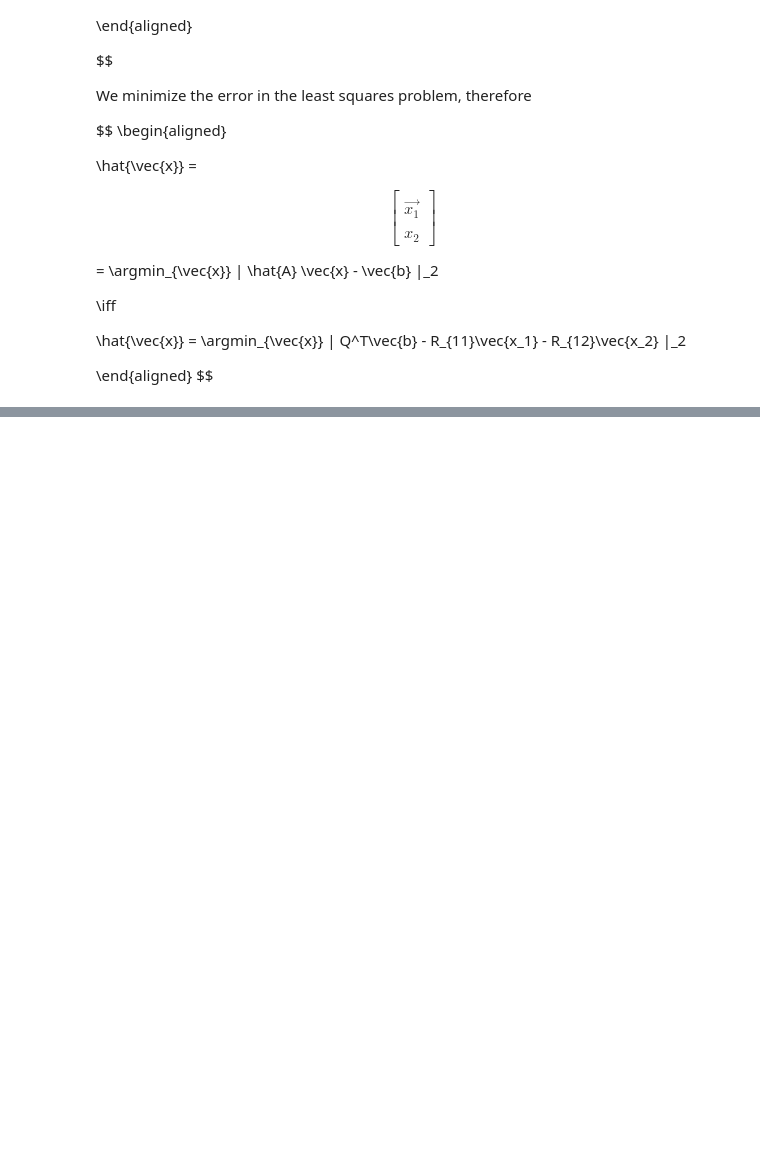
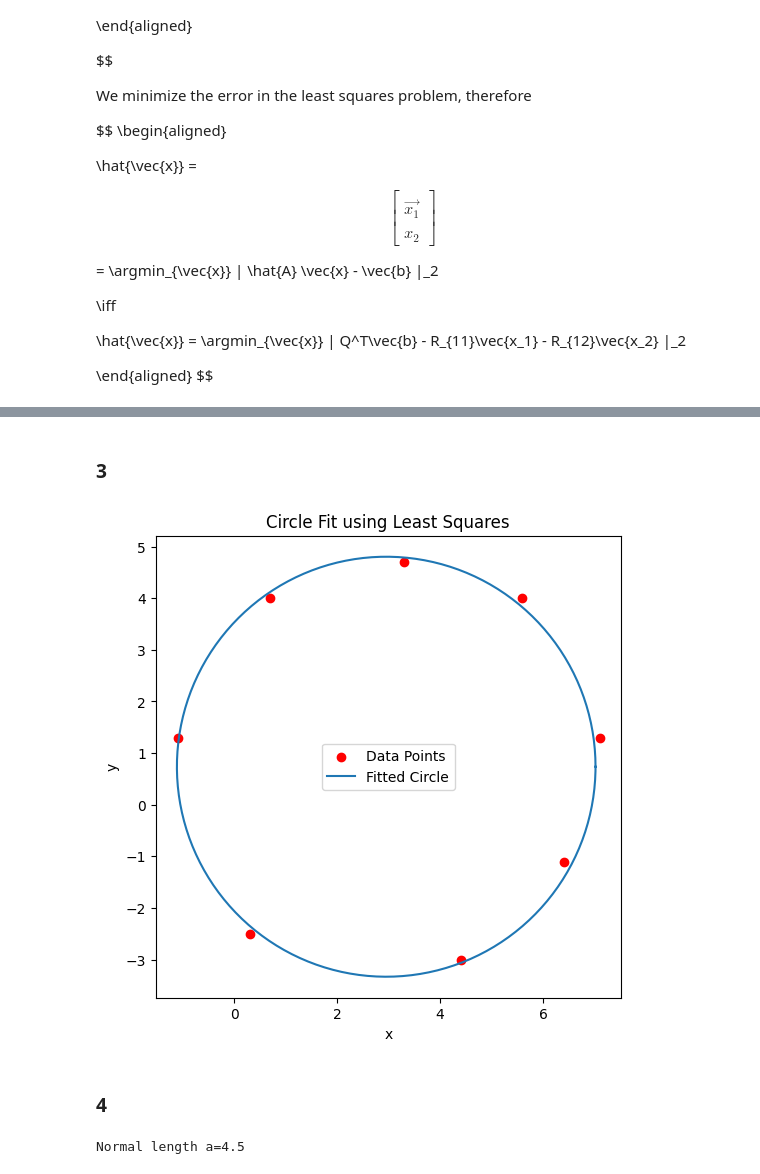
Before and after one commit to ajumpa/NumericalAlgorithms, a Jupyter notebook: QRFact/QRFact.ipynb, the cells around one changed output, grey strips where cells are left out. Saved outputs shown, nothing was run; the diff lists cells and outputs as text; code cells hidden in the pictures; blank space fills up the shorter version.

```diff
--- a/QRFact/QRFact.ipynb
+++ b/QRFact/QRFact.ipynb
@@ -247,0 +404,43 @@ plt.colorbar(axis[4].imshow(R5, cmap='jet'), ax=axis[4])
+# %% [markdown]
+### 3
+# %%
+x = np.array([0.7, 3.3, 5.6, 7.1, 6.4, 4.4, 0.3, -1.1], dtype=float)
+y = np.array([4.0, 4.7, 4.0, 1.3, -1.1, -3.0, -2.5, 1.3], dtype=float)
+
+A = np.column_stack((2*x, 2*y, np.ones_like(x)))
+b = x**2 + y**2
+
+# Solve for c1, c2, and c3
+c1, c2, c3 = least_squares_solve(A, b)
+r = np.sqrt(c1**2 + c2**2 + c3)
+
+# Plot data and fitted circle
+theta = np.linspace(0, 2*np.pi, 300)
+circle_x = c1 + r * np.cos(theta)
+circle_y = c2 + r * np.sin(theta)
+
+plt.figure(figsize=(6,6))
+plt.scatter(x, y, color='red', label='Data Points')
+plt.plot(circle_x, circle_y, label='Fitted Circle')
+plt.xlabel('x')
+plt.ylabel('y')
+plt.legend()
+plt.axis('equal')
+plt.show()
+# %% [output]
+[figure, added]
+# %% [markdown]
+### 4
+# %%
+L = np.array([5,6,7], dtype=float)
+F = np.array([1,2,4], dtype=float)
+
+# L = a + bF
+
+A = np.column_stack((np.ones_like(F), F))
+
+a, b = least_squares_solve(A, L)
+
+print("Normal length a=" + str(a))
+# %% [output]
+Normal length a=4.5
```
Also changed, not shown: parts of 12 cells of this notebook, 7 other files.
